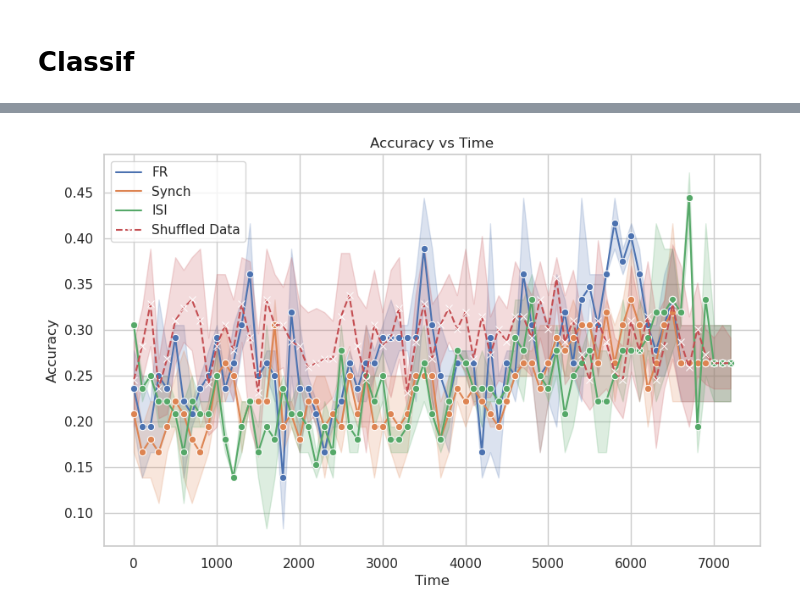
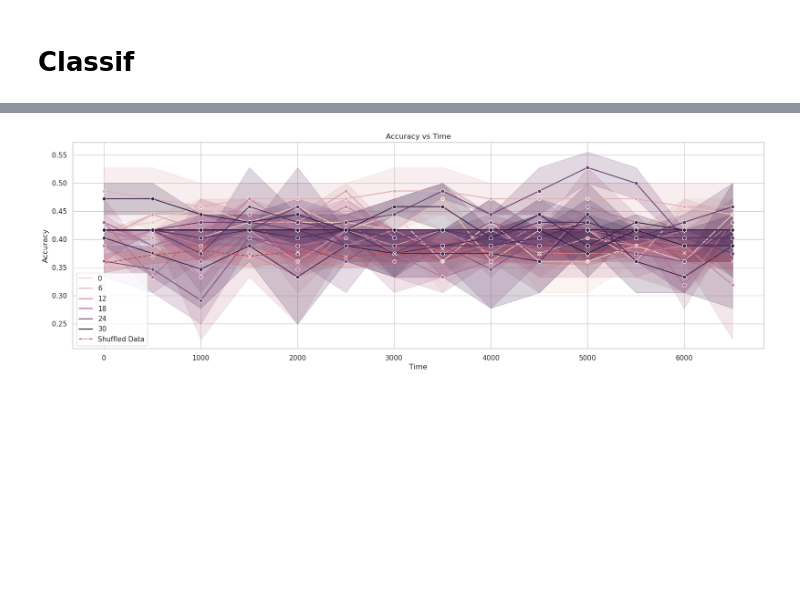
Before and after one commit to Lamifsud/pattern_classification_git, a Jupyter notebook: pipeline_drafts/HistGrad.ipynb, the cells around one changed output, grey strips where cells are left out. Saved outputs shown, nothing was run; the diff lists cells and outputs as text; code cells hidden in the pictures; blank space fills up the shorter version.

Commit message:
tentative resolution du problème des nans en fin de trials

```diff
--- a/pipeline_drafts/HistGrad.ipynb
+++ b/pipeline_drafts/HistGrad.ipynb
@@ -252,6 +257,6 @@ plt.plot(spike_convolved[121,:,0])
 # %%
 t = 120
-neurons_ = [0,8]
+neurons_ = [0,-1]
 event_vector = df_task_ts.loc[t]
 
 fig, axs = plt.subplots(3,1, figsize=(20, 8))
@@ -287,7 +292,7 @@ axs[1].plot(x_isi_in_time, color = 'green', label='x_isi')
 axs[1].plot(y_isi_in_time, label='y_isi')
 axs[1].set_ylabel('ISI', fontsize=10)
 axs[1].legend()
-0
+
 # Plot isi_dist in the second column
 axs[2].plot(ISI_distance_interp[t,:,0], color='orange')
 axs[2].set_ylabel('ISI distance', fontsize=10)
@@ -299,7 +304,7 @@ axs[2].set_xlim(-500, ISI_distance_interp[t,:,0].shape[0] + 500)  # Set x-axis l
 # %% [markdown]
 # Classif
 # %%
-n_times = list(np.arange(0, ISI_distance_interp.shape[1], 100))
+n_times = list(np.arange(0, ISI_distance_interp.shape[1], 500))
 n_bins = len(n_times)
 
 # Initialiser une liste vide pour stocker les moyennes de bin
@@ -324,7 +329,7 @@ for key, data in list_data.items():
         list_mean[key].append(bin_mean_df)
 # %%
 # Build pipeline
-n_splits = 2
+n_splits = 1
 # Cross-validation scheme
 cvs0 = StratifiedShuffleSplit(n_splits=n_splits, test_size=0.2)
 # Standardisation scheme
@@ -359,0 +383,2 @@ ISI
+# %%
+acc_df = HistGrad.run_by_unit(list_models, target, n_times)
@@ -376,32 +422,32 @@ acc_df
 # %%
-import seaborn as sns
-import matplotlib.pyplot as plt
+# Séparez les données par type
 
-# Séparez les données par type
-test_data = acc_df[(acc_df['data_type'] == 'test') & (acc_df['target_type'] == 'position')]
-shuff_data = acc_df[(acc_df['data_type'] == 'shuff') & (acc_df['target_type'] == 'position')]
+test_data = acc_df[(acc_df['data_type'] == 'test') & (acc_df['target_type'] == 'trial_type') & (acc_df['measure'] == 'FR')]
+shuff_data = acc_df[(acc_df['data_type'] == 'shuff') & (acc_df['target_type'] == 'trial_type') & (acc_df['measure'] == 'FR')]
 
 # Définir le style de seaborn
 sns.set(style="whitegrid")
 
 # Tracer les données
-plt.figure(figsize=(10, 6))
+plt.figure(figsize=(20, 6))
+
+#for n_p, (r,c) in enumerate(zip(row, col)):
 
 # Tracer les données de test
-sns.lineplot(data=test_data, x='time', y='accuracy', hue='measure', marker='o', linestyle='-')
+sns.lineplot(data=test_data, x='time', y='accuracy', hue='unit/pairs', marker='o', linestyle='-')
 
 # Tracer les données de shuffled
 sns.lineplot(data=shuff_data, x='time', y='accuracy', marker='x', linestyle='--', label='Shuffled Data')
 
 # Définir les étiquettes d'axe et le titre
 plt.xlabel('Time')
 plt.ylabel('Accuracy')
 plt.title('Accuracy vs Time')
 
 # Afficher la légende
 plt.legend()
 
 # Afficher le tracé
 plt.show()
 # %% [output]
-[figure, old version]
+[figure, new version]
```
Also changed, not shown: parts of 19 cells of this notebook.
